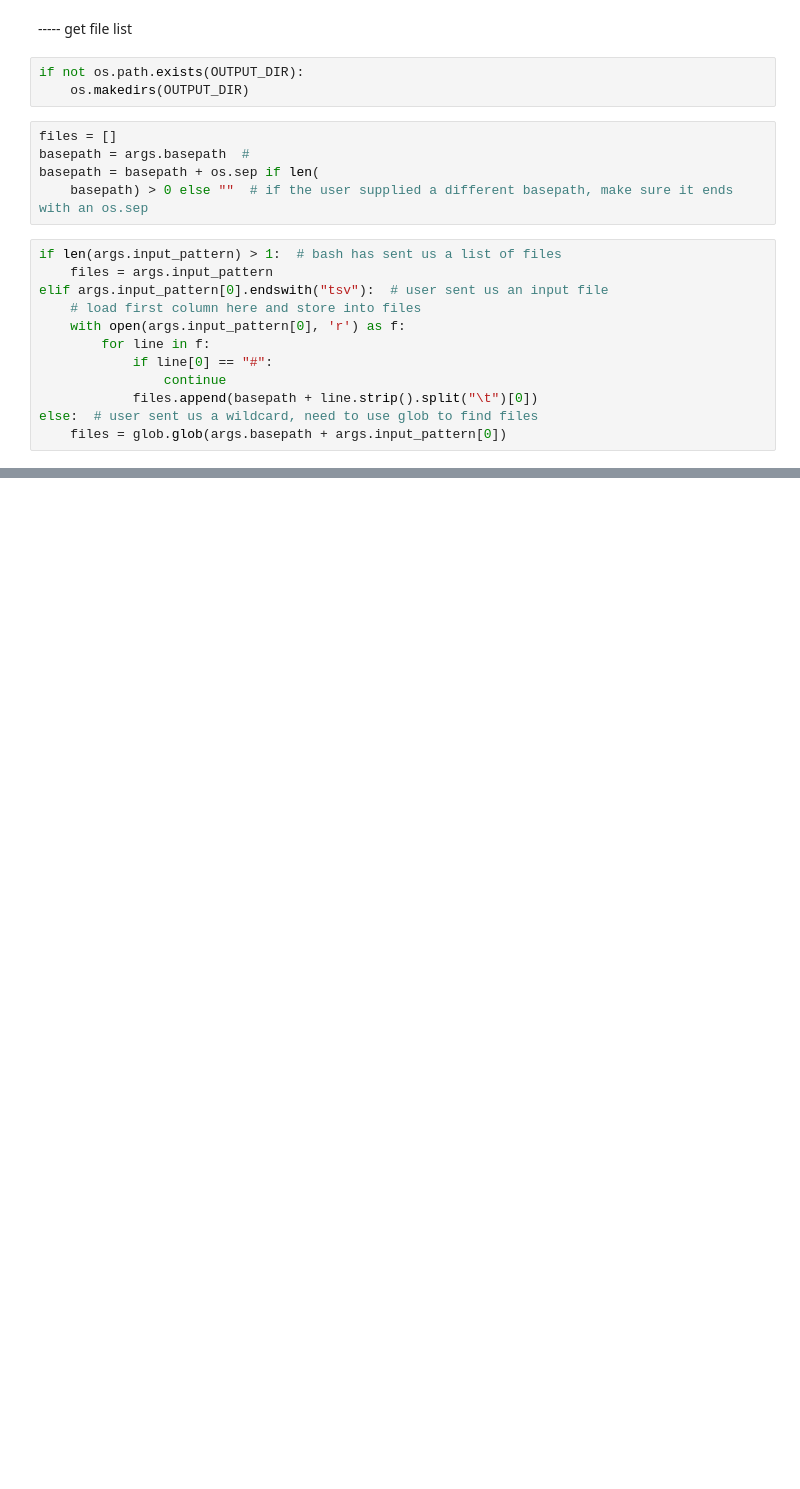
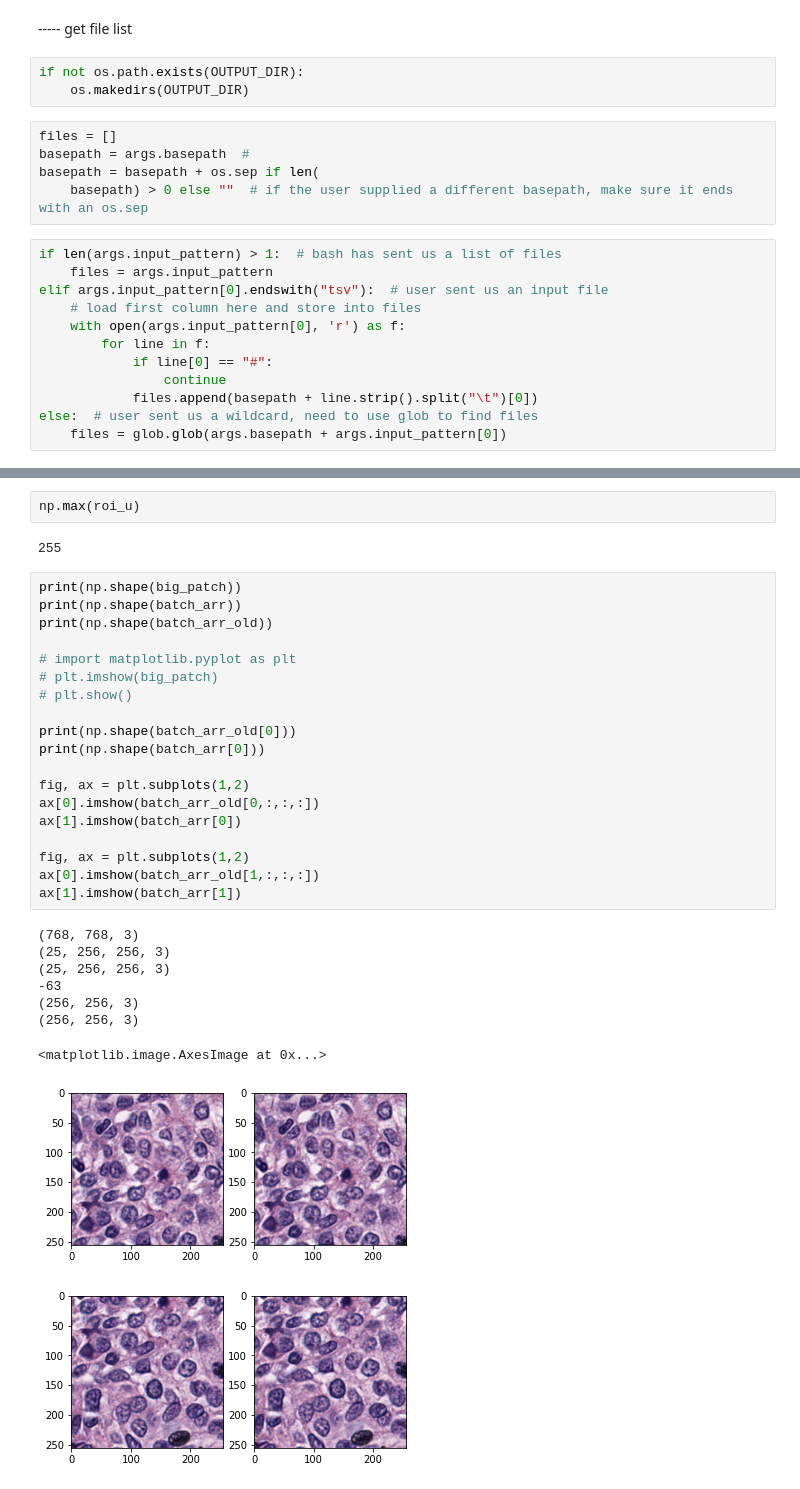
Before and after one commit to Hxitech/PytorchDigitalPathology, a Jupyter notebook: segmentation_epistroma_unet/make_output_unet_cmd_wsi.ipynb, the cells around one changed output, grey strips where cells are left out. Drawn from its saved outputs; the diff is of its cells as text; blank space fills up the shorter version.

```diff
--- a/segmentation_epistroma_unet/make_output_unet_cmd_wsi.ipynb
+++ b/segmentation_epistroma_unet/make_output_unet_cmd_wsi.ipynb
@@ -112,0 +327,33 @@ else:  # user sent us a wildcard, need to use glob to find files
+# %%
+np.max(roi_u)
+# %% [output]
+255
+# %%
+print(np.shape(big_patch))
+print(np.shape(batch_arr))
+print(np.shape(batch_arr_old))
+
+# import matplotlib.pyplot as plt
+# plt.imshow(big_patch)
+# plt.show()
+
+print(np.shape(batch_arr_old[0]))
+print(np.shape(batch_arr[0]))
+
+fig, ax = plt.subplots(1,2)
+ax[0].imshow(batch_arr_old[0,:,:,:])
+ax[1].imshow(batch_arr[0])
+
+fig, ax = plt.subplots(1,2)
+ax[0].imshow(batch_arr_old[1,:,:,:])
+ax[1].imshow(batch_arr[1])
+# %% [output]
+(768, 768, 3)
+(25, 256, 256, 3)
+(25, 256, 256, 3)
+-63
+(256, 256, 3)
+(256, 256, 3)
+<matplotlib.image.AxesImage at 0x...>
+[figure, added]
+[figure, added]
```
Also changed, not shown: parts of 31 cells of this notebook.
